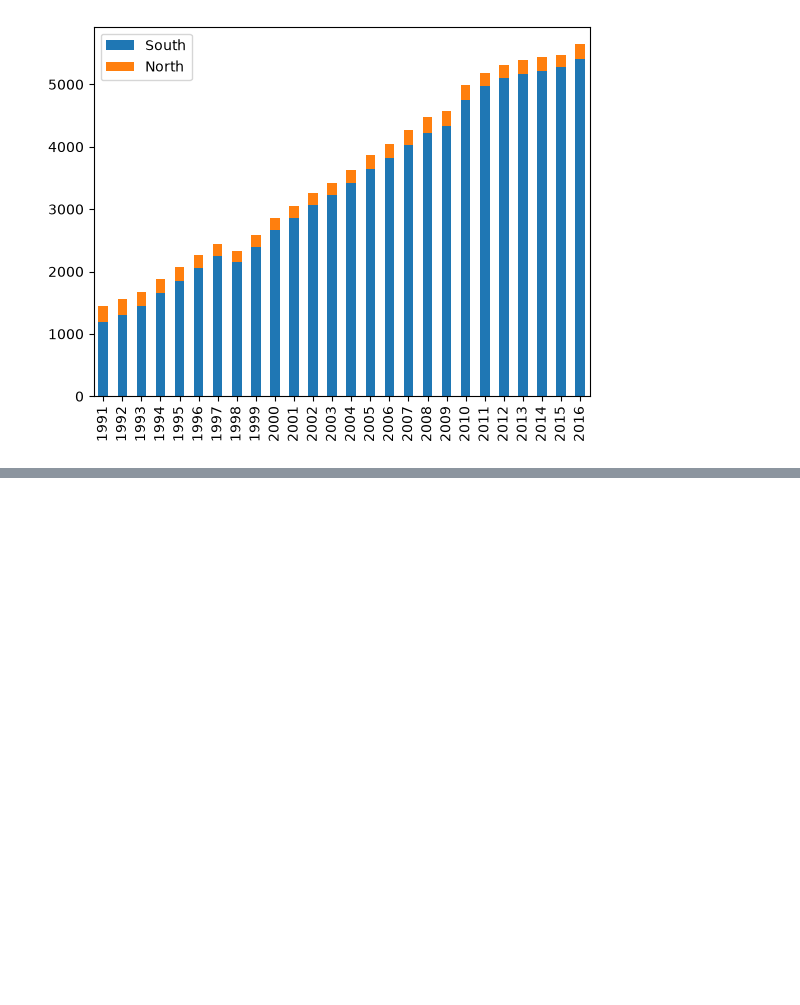
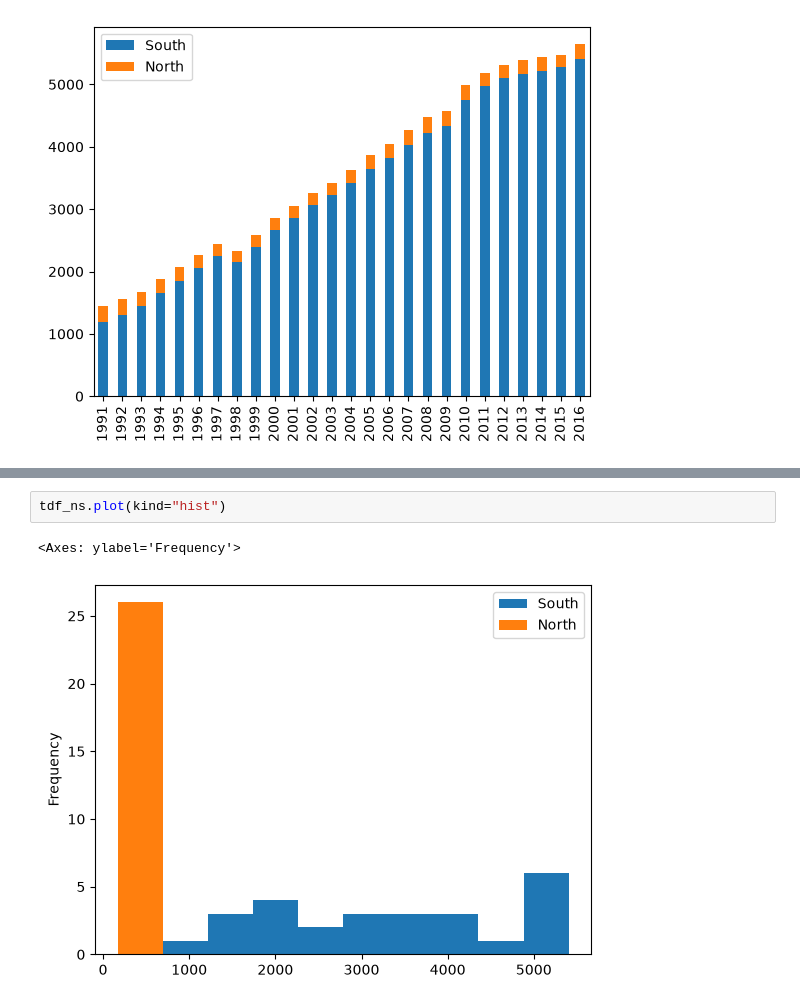
Before and after one commit to YoonTae98/18_data_analytics, a Jupyter notebook: 03_데이터살펴보기/03_판다스내장그래프도구.ipynb, the cells around one changed output, grey strips where cells are left out. Drawn from its saved outputs; the diff is of its cells as text; blank space fills up the shorter version.

```diff
--- a/03_판다스내장그래프도구.ipynb
+++ b/03_데이터살펴보기/03_판다스내장그래프도구.ipynb
@@ -106,0 +128,5 @@ tdf_ns.plot(kind="bar", stacked=True)
+# %%
+tdf_ns.plot(kind="hist")
+# %% [output]
+<Axes: ylabel='Frequency'>
+[figure, added]
```
Also changed, not shown: parts of 6 cells of this notebook, 5 other files.
